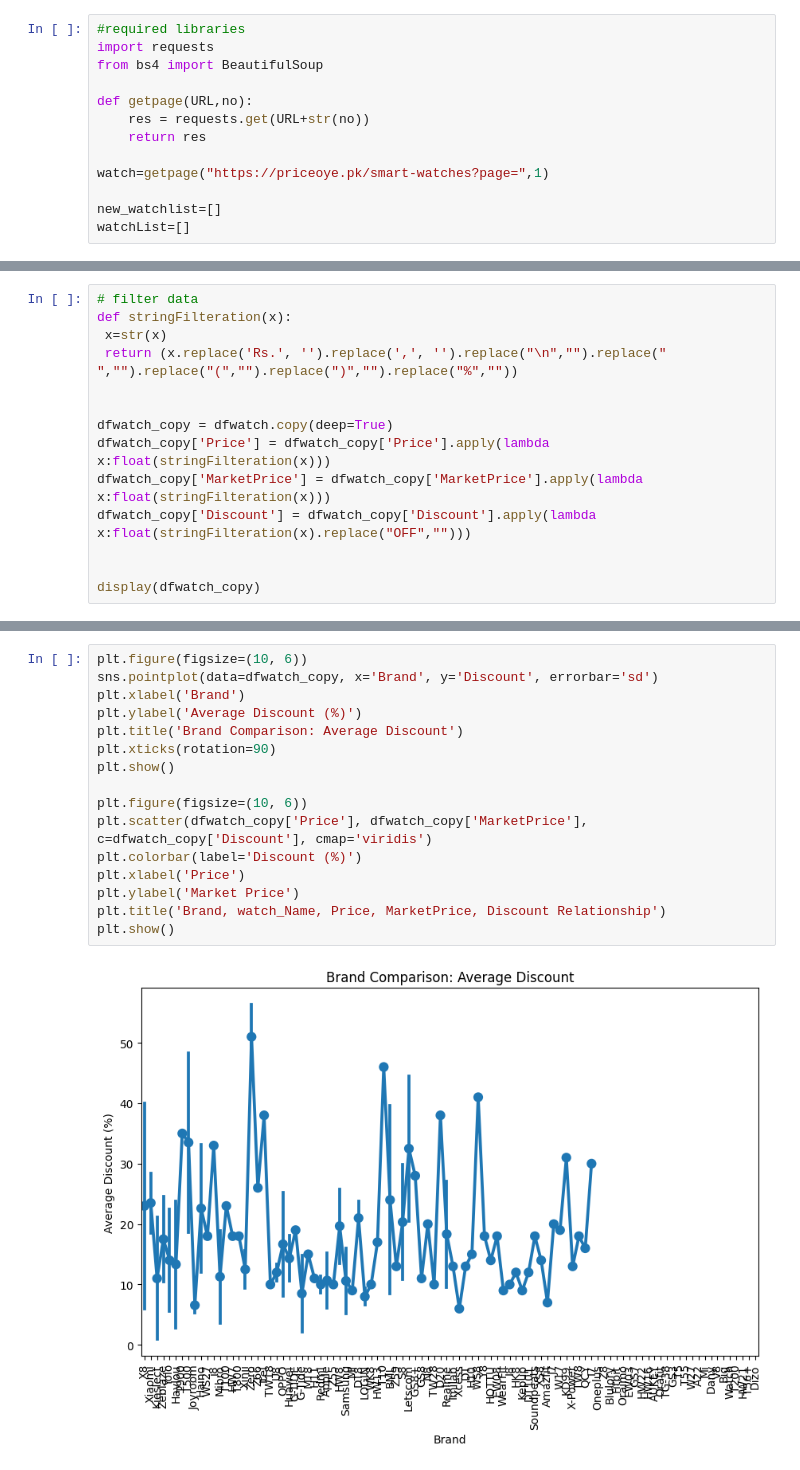
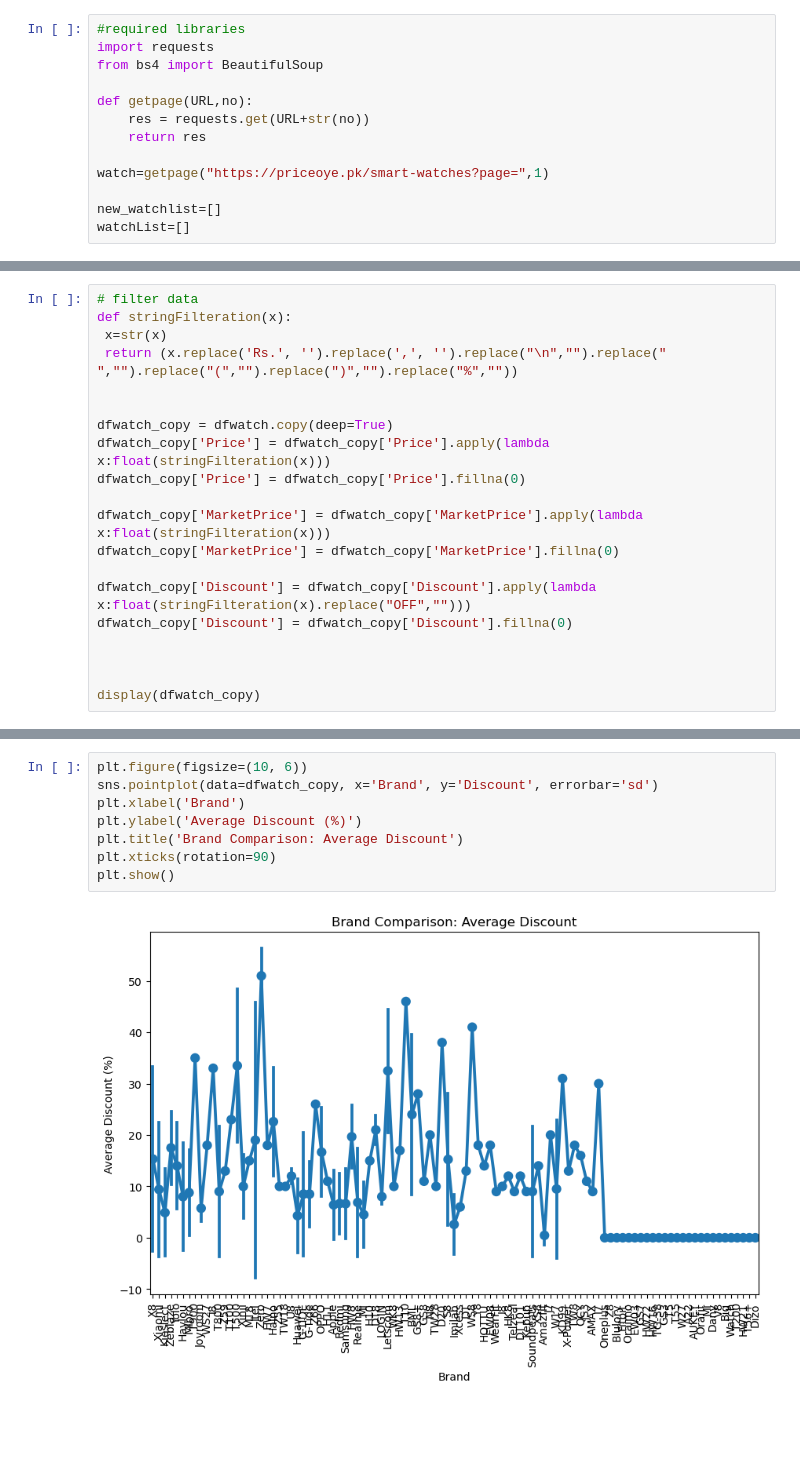
Before and after one commit to SHussainRR/WebScrapperPython, a Jupyter notebook: Project.ipynb, the cells around one changed output, grey strips where cells are left out. Saved outputs shown, nothing was run; the diff lists cells and outputs as text; blank space fills up the shorter version.

```diff
--- a/Project.ipynb
+++ b/Project.ipynb
@@ -771,8 +817,14 @@ def stringFilteration(x):
 
 dfwatch_copy = dfwatch.copy(deep=True)
 dfwatch_copy['Price'] = dfwatch_copy['Price'].apply(lambda x:float(stringFilteration(x)))
+dfwatch_copy['Price'] = dfwatch_copy['Price'].fillna(0)
+
 dfwatch_copy['MarketPrice'] = dfwatch_copy['MarketPrice'].apply(lambda x:float(stringFilteration(x)))
+dfwatch_copy['MarketPrice'] = dfwatch_copy['MarketPrice'].fillna(0)
+
 dfwatch_copy['Discount'] = dfwatch_copy['Discount'].apply(lambda x:float(stringFilteration(x).replace("OFF","")))
+dfwatch_copy['Discount'] = dfwatch_copy['Discount'].fillna(0)
+
 
 
 display(dfwatch_copy)
@@ -856,18 +910,10 @@ plt.show()
 # %%
 plt.figure(figsize=(10, 6))
 sns.pointplot(data=dfwatch_copy, x='Brand', y='Discount', errorbar='sd')
 plt.xlabel('Brand')
 plt.ylabel('Average Discount (%)')
 plt.title('Brand Comparison: Average Discount')
 plt.xticks(rotation=90)
 plt.show()
-
-plt.figure(figsize=(10, 6))
-plt.scatter(dfwatch_copy['Price'], dfwatch_copy['MarketPrice'], c=dfwatch_copy['Discount'], cmap='viridis')
-plt.colorbar(label='Discount (%)')
-plt.xlabel('Price')
-plt.ylabel('Market Price')
-plt.title('Brand, watch_Name, Price, MarketPrice, Discount Relationship')
-plt.show()
 # %% [output]
-[figure, old version]
+[figure, new version]
```
Also changed, not shown: parts of 32 cells of this notebook.
